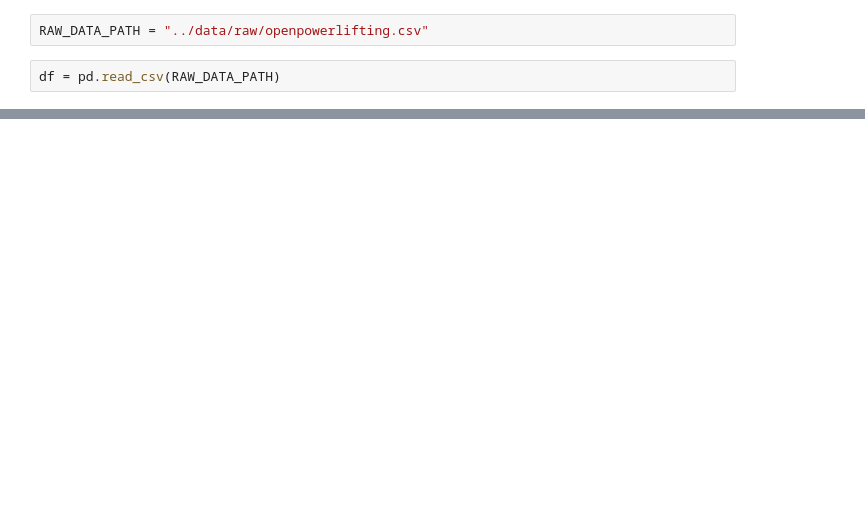
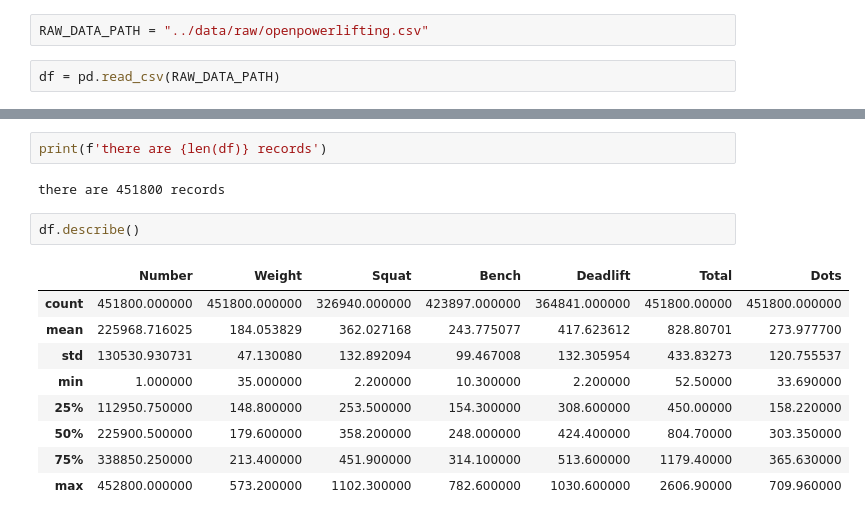
Before and after one commit to pranav142/Openpowerlifting-Database, a Jupyter notebook: notebooks/raw_EDA.ipynb, the cells around one changed output, grey strips where cells are left out. Drawn from its saved outputs; the diff is of its cells as text; blank space fills up the shorter version.

```diff
--- a/notebooks/raw_EDA.ipynb
+++ b/notebooks/raw_EDA.ipynb
@@ -37,0 +44,16 @@ print(df.head())
+# %%
+print(f'there are {len(df)} records')
+# %% [output]
+there are 451800 records
+# %%
+df.describe()
+# %% [output]
+|  | Number | Weight | Squat | Bench | Deadlift | Total | Dots |
+| count | 451800.000000 | 451800.000000 | 326940.000000 | 423897.000000 | 364841.000000 | 451800.00000 | 451800.000000 |
+| mean | 225968.716025 | 184.053829 | 362.027168 | 243.775077 | 417.623612 | 828.80701 | 273.977700 |
+| std | 130530.930731 | 47.130080 | 132.892094 | 99.467008 | 132.305954 | 433.83273 | 120.755537 |
+| min | 1.000000 | 35.000000 | 2.200000 | 10.300000 | 2.200000 | 52.50000 | 33.690000 |
+| 25% | 112950.750000 | 148.800000 | 253.500000 | 154.300000 | 308.600000 | 450.00000 | 158.220000 |
+| 50% | 225900.500000 | 179.600000 | 358.200000 | 248.000000 | 424.400000 | 804.70000 | 303.350000 |
+| 75% | 338850.250000 | 213.400000 | 451.900000 | 314.100000 | 513.600000 | 1179.40000 | 365.630000 |
+| max | 452800.000000 | 573.200000 | 1102.300000 | 782.600000 | 1030.600000 | 2606.90000 | 709.960000 |
```
Also changed, not shown: parts of 33 cells of this notebook.
